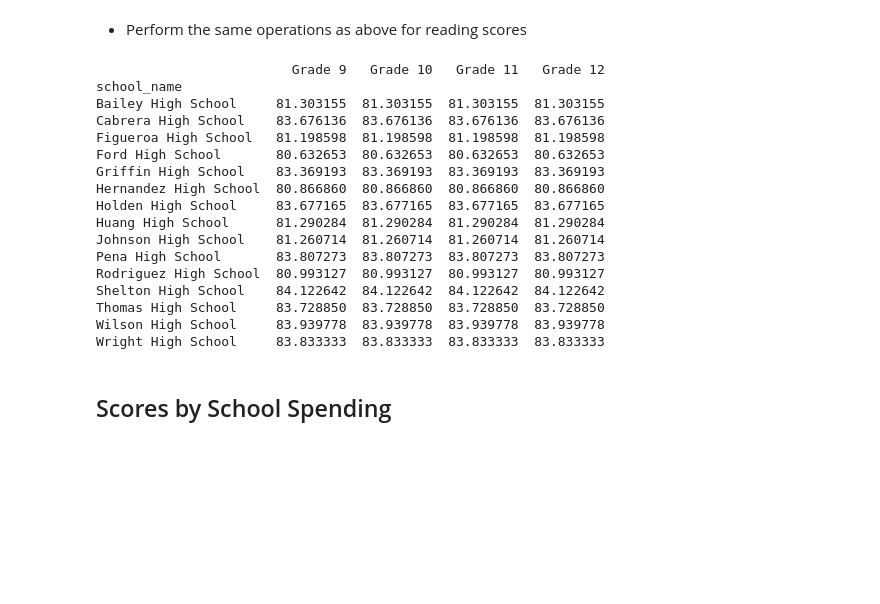
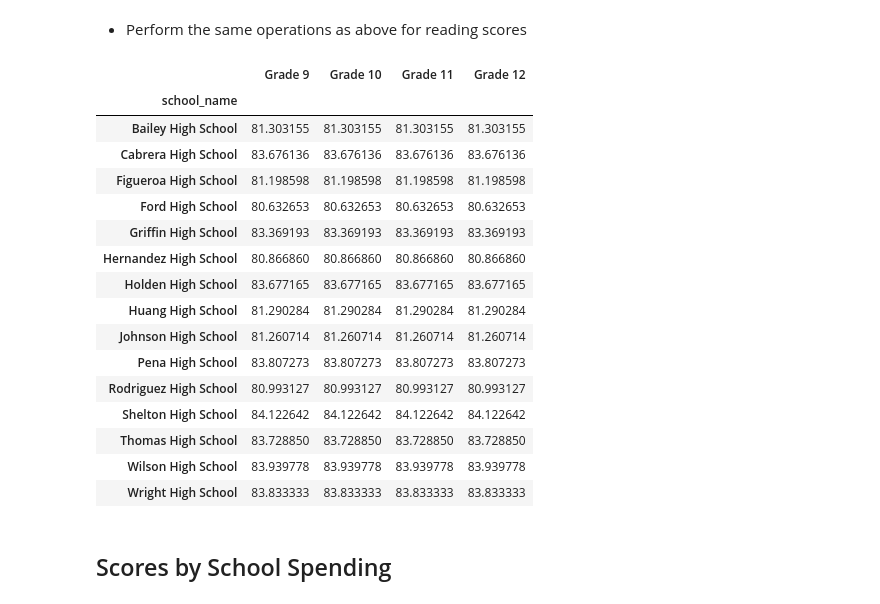
Before and after one commit to KatherineH-cls/pandas-challenge, a Jupyter notebook: PyCitySchools/PyCitySchools.ipynb, the cells around one changed output. Drawn from its saved outputs; the diff is of its cells as text; code cells hidden in the pictures; blank space fills up the shorter version.

```diff
--- a/PyCitySchools/PyCitySchools.ipynb
+++ b/PyCitySchools/PyCitySchools.ipynb
@@ -345,47 +322,47 @@ Wright High School     83.264706  83.264706  83.264706  83.264706
 # %%
 # Filter data for grade 9, groupby school,
 # convert to a dataframe so that the column can be renamed
 grade_9_rdata = school_data_complete[school_data_complete["grade"]=="9th"].groupby("school_name")["reading_score"].mean()
 grade_9_rdf = pd.DataFrame(grade_9_rdata)
 grade_9_read = grade_9_rdf.rename(columns = ({"reading_score":"Grade 9"}))
 
 # repeat for grade 10
 grade_10_rdata = school_data_complete[school_data_complete["grade"]=="10th"].groupby("school_name")["reading_score"].mean()
 grade_10_rdf = pd.DataFrame(grade_9_rdata)
 grade_10_read = grade_10_rdf.rename(columns = ({"reading_score":"Grade 10"}))
 
 # repeat for grade 10
 grade_11_rdata = school_data_complete[school_data_complete["grade"]=="11th"].groupby("school_name")["reading_score"].mean()
 grade_11_rdf = pd.DataFrame(grade_9_rdata)
 grade_11_read = grade_11_rdf.rename(columns = ({"reading_score":"Grade 11"}))
 
 # repeat for grade 10
 grade_12_rdata = school_data_complete[school_data_complete["grade"]=="12th"].groupby("school_name")["reading_score"].mean()
 grade_12_rdf = pd.DataFrame(grade_9_rdata)
 grade_12_read = grade_12_rdf.rename(columns = ({"reading_score":"Grade 12"}))
 
 # join data frames together
 reading_by_grade = pd.concat([grade_9_read, grade_10_read, grade_11_read, grade_12_read], axis = 1)
 
-print(reading_by_grade)
+reading_by_grade.style
 # %% [output]
-                         Grade 9   Grade 10   Grade 11   Grade 12
-school_name
-Bailey High School     81.303155  81.303155  81.303155  81.303155
-Cabrera High School    83.676136  83.676136  83.676136  83.676136
-Figueroa High School   81.198598  81.198598  81.198598  81.198598
-Ford High School       80.632653  80.632653  80.632653  80.632653
-Griffin High School    83.369193  83.369193  83.369193  83.369193
-Hernandez High School  80.866860  80.866860  80.866860  80.866860
-Holden High School     83.677165  83.677165  83.677165  83.677165
-Huang High School      81.290284  81.290284  81.290284  81.290284
-Johnson High School    81.260714  81.260714  81.260714  81.260714
-Pena High School       83.807273  83.807273  83.807273  83.807273
-Rodriguez High School  80.993127  80.993127  80.993127  80.993127
-Shelton High School    84.122642  84.122642  84.122642  84.122642
-Thomas High School     83.728850  83.728850  83.728850  83.728850
-Wilson High School     83.939778  83.939778  83.939778  83.939778
-Wright High School     83.833333  83.833333  83.833333  83.833333
+|  | Grade 9 | Grade 10 | Grade 11 | Grade 12 |
+| school_name |  |  |  |  |
+| Bailey High School | 81.303155 | 81.303155 | 81.303155 | 81.303155 |
+| Cabrera High School | 83.676136 | 83.676136 | 83.676136 | 83.676136 |
+| Figueroa High School | 81.198598 | 81.198598 | 81.198598 | 81.198598 |
+| Ford High School | 80.632653 | 80.632653 | 80.632653 | 80.632653 |
+| Griffin High School | 83.369193 | 83.369193 | 83.369193 | 83.369193 |
+| Hernandez High School | 80.866860 | 80.866860 | 80.866860 | 80.866860 |
+| Holden High School | 83.677165 | 83.677165 | 83.677165 | 83.677165 |
+| Huang High School | 81.290284 | 81.290284 | 81.290284 | 81.290284 |
+| Johnson High School | 81.260714 | 81.260714 | 81.260714 | 81.260714 |
+| Pena High School | 83.807273 | 83.807273 | 83.807273 | 83.807273 |
+| Rodriguez High School | 80.993127 | 80.993127 | 80.993127 | 80.993127 |
+| Shelton High School | 84.122642 | 84.122642 | 84.122642 | 84.122642 |
+| Thomas High School | 83.728850 | 83.728850 | 83.728850 | 83.728850 |
+| Wilson High School | 83.939778 | 83.939778 | 83.939778 | 83.939778 |
+| Wright High School | 83.833333 | 83.833333 | 83.833333 | 83.833333 |
 # %% [markdown]
 ## Scores by School Spending
 # %% [markdown]
```
Also changed, not shown: parts of 5 cells of this notebook.
